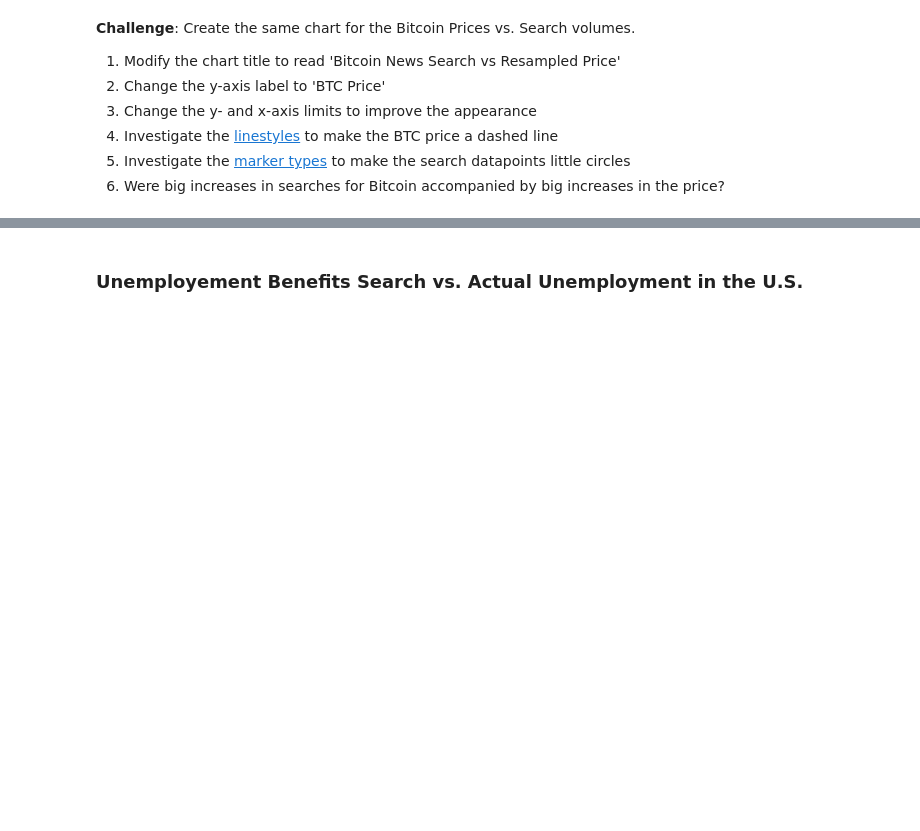
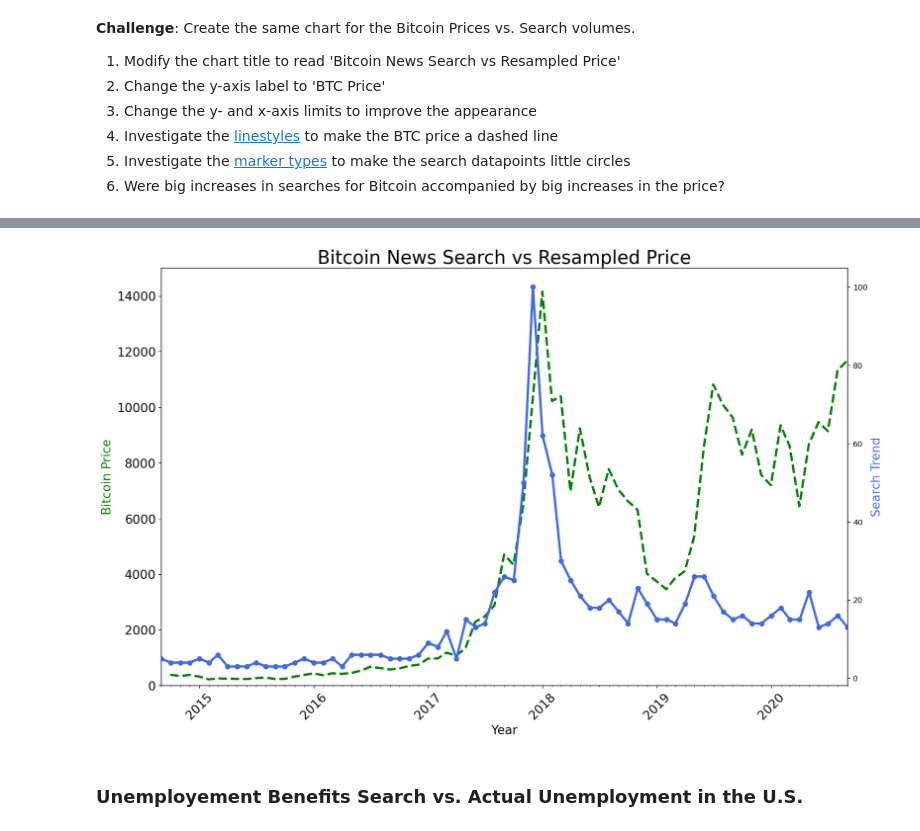
Before and after one commit to btwmendes/100-Days-of-Code, a Jupyter notebook: day_74_Google_Trends_Data_Viz/Google Trends and Data Visualisation (start).ipynb, the cells around one changed output, grey strips where cells are left out. Saved outputs shown, nothing was run; the diff lists cells and outputs as text; code cells hidden in the pictures; blank space fills up the shorter version.

Commit message:
google search trends

```diff
--- a/day_74_Google_Trends_Data_Viz/Google Trends and Data Visualisation (start).ipynb
+++ b/day_74_Google_Trends_Data_Viz/Google Trends and Data Visualisation (start).ipynb
@@ -368,3 +382,32 @@ How to add tick formatting for dates on the x-axis.
+# %%
+plt.figure(figsize=(16,10), dpi=120)
+plt.title('Bitcoin News Search vs Resampled Price', fontsize=24)
+plt.xticks(fontsize=16, rotation=45)
+plt.yticks(fontsize=16)
+
+ax1 = plt.gca()
+ax2 = plt.twinx()
+
+ax1.plot(df_btc_monthly.index, df_btc_monthly.CLOSE, color='g', linewidth=3, linestyle='dashed')
+ax2.plot(df_btc_search.MONTH, df_btc_search.BTC_NEWS_SEARCH, color='royalblue', linewidth=3, marker='o')
+
+ax1.set_xlabel('Year', fontsize=16)
+ax1.set_ylabel('Bitcoin Price', fontsize=16, color='green')
+ax2.set_ylabel('Search Trend', fontsize=16, color='royalblue')
+ax1.set_ylim([0,15000])
+ax1.set_xlim([df_btc_search.MONTH.min(), df_btc_search.MONTH.max()])
+
+years = mdates.YearLocator()
+months = mdates.MonthLocator()
+years_fmt = mdates.DateFormatter('%Y')
+
+ax1.xaxis.set_major_locator(years)
+ax1.xaxis.set_major_formatter(years_fmt)
+ax1.xaxis.set_minor_locator(months)
+
+plt.show();
+# %% [output]
+[figure, added]
 # %% [markdown]
 ### Unemployement Benefits Search vs. Actual Unemployment in the U.S.
 # %% [markdown]
```
Also changed, not shown: parts of 13 cells of this notebook.
